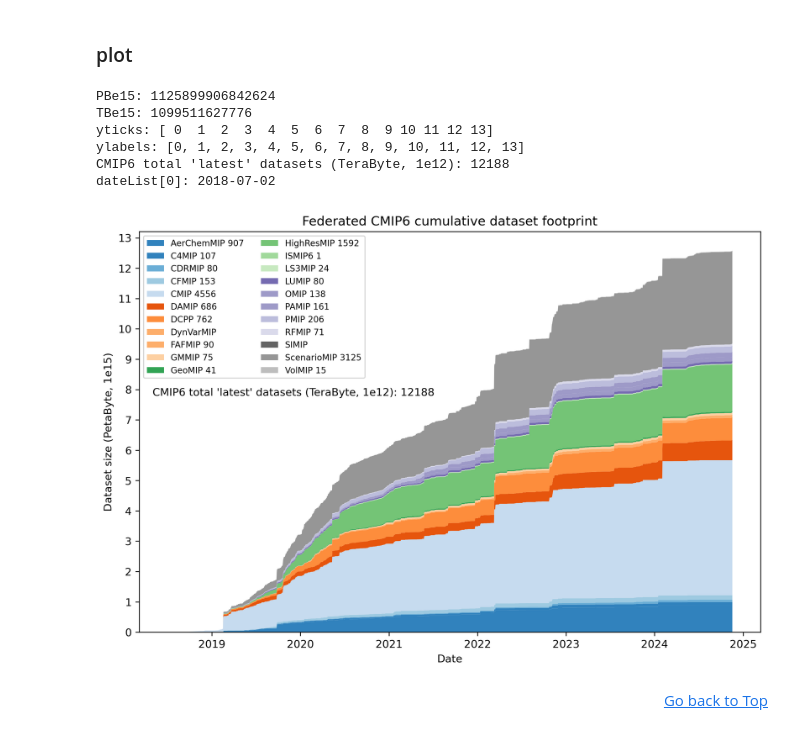
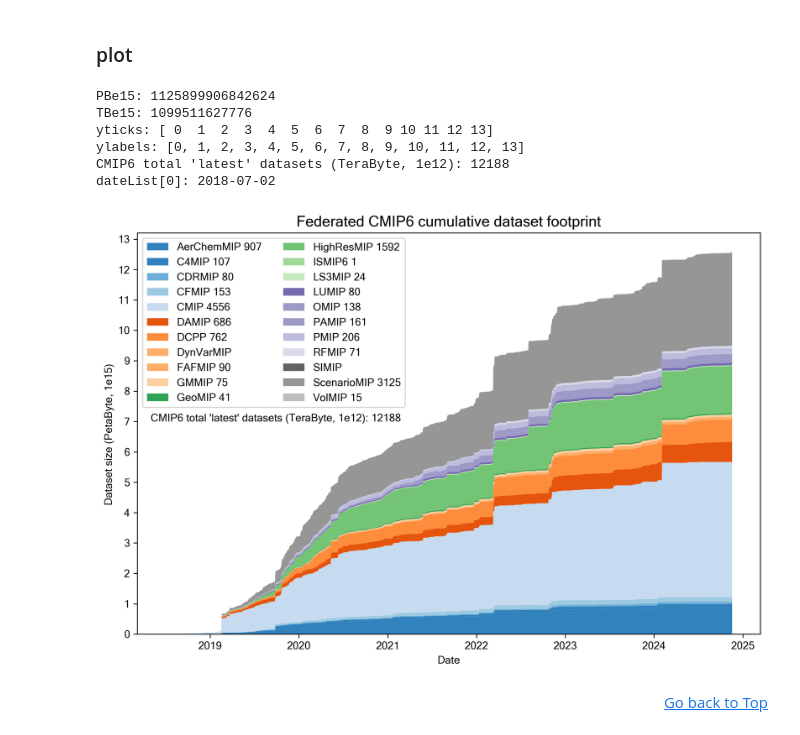
Before and after one commit to durack1/CMIPSummary, a Jupyter notebook: figuresAndTables.ipynb, the cells around one changed output. Cells and saved outputs as stored; diff of their text form; code cells hidden in the pictures.

```diff
--- a/figuresAndTables.ipynb
+++ b/figuresAndTables.ipynb
@@ -255,6 +255,7 @@ input CMIP6 publication data processed
 # %%
 from matplotlib.dates import AutoDateFormatter, AutoDateLocator, date2num
 
+fontName = "Microsoft Sans Serif"
 xtick_locator = AutoDateLocator()
 xtick_formatter = AutoDateFormatter(xtick_locator)
 
@@ -262,11 +263,11 @@ xtick_formatter = AutoDateFormatter(xtick_locator)
 # time axis and arrays
 x = date2num(dateList)
 y = arr2[:, 2:]  # Omit CMIP6 cumulative
-PBe15 = np.power(1024,5) # replace 1e15
+PBe15 = np.power(1024, 5)  # replace 1e15
 print("PBe15:", PBe15)
-TBe12 = np.power(1024,4) # replace 1e12
+TBe12 = np.power(1024, 4)  # replace 1e12
 print("TBe15:", TBe12)
-y = y / PBe15 #1e15  # Scale from bytes to PB 10^15
+y = y / PBe15  # 1e15  # Scale from bytes to PB 10^15
 y = y.swapaxes(0, 1)
 
 # Legend labels
@@ -300,49 +301,55 @@ colList = []
 cm = plt.get_cmap("gist_rainbow")
 cm = plt.get_cmap("tab20c")  # also tab 20b, tab20
 for i in range(NUM_COLORS):
     colList.append(cm(1.0 * i / NUM_COLORS))
 plt.stackplot(x, y, labels=actLabels, colors=colList)
-leg2 = plt.legend(loc="upper left", ncol=2, fontsize=8)
-plt.title(
-    "".join(
-        [
-            "Federated CMIP6 cumulative dataset footprint" # (Updated: ",
-            #timeNow.strftime("%Y-%m-%d"),
-            #")",
-            ,
-        ]
-    )
+leg2 = plt.legend(loc="upper left", ncol=2, prop={"family": fontName, "size": 10})
+title = "".join(
+    [
+        "Federated CMIP6 cumulative dataset footprint"  # (Updated: ",
+        # timeNow.strftime("%Y-%m-%d"),
+        # ")",
+    ]
 )
-plt.xlabel("Date")
-plt.ylabel("Dataset size (PetaByte, 1e15)")
+ax.set_title(
+    title,
+    fontname=fontName,
+    fontsize=fontSize,
+)
+plt.xlabel("Date", fontname=fontName)
+plt.ylabel("Dataset size (PetaByte, 1e15)", fontname=fontName)
 yticks = np.arange(0, 14, 1)
 ylabels = []
 
 for count, val in enumerate(yticks):
     ylabels.append(val)
 print("yticks:", yticks)
 print("ylabels:", ylabels)
-plt.yticks(yticks, ylabels)
+plt.xticks(fontname=fontName)
+plt.yticks(yticks, ylabels, fontname=fontName)
 plt.subplots_adjust(left=0.06, right=0.96, bottom=0.08, top=0.95, wspace=0, hspace=0)
 anoStr = "".join(
     ["CMIP6 total 'latest' datasets (TeraByte, 1e12): ", str(int(arr2[-1, 1] / TBe12))]
 )
 print(anoStr)
 dateTweak = date2num(datetime.date(2018, 5, 1))
-datasetNumTweak = 7.8
+datasetNumTweak = 7
 plt.annotate(
-    anoStr, xy=(dateTweak, datasetNumTweak), xytext=(dateTweak, datasetNumTweak)
+    anoStr,
+    xy=(dateTweak, datasetNumTweak),
+    xytext=(dateTweak, datasetNumTweak),
+    fontname=fontName,
 )
 print("dateList[0]:", dateList[0])
 fig.savefig("_".join([timeFormat, "Fig2.svg"]), format="svg")
 # %% [output]
 PBe15: 1125899906842624
 TBe15: 1099511627776
 yticks: [ 0  1  2  3  4  5  6  7  8  9 10 11 12 13]
 ylabels: [0, 1, 2, 3, 4, 5, 6, 7, 8, 9, 10, 11, 12, 13]
 CMIP6 total 'latest' datasets (TeraByte, 1e12): 12188
 dateList[0]: 2018-07-02
-[figure, old version]
+[figure, new version]
 # %% [markdown]
 <div align=right>
 <a href=figuresAndTables.ipynb#top>Go back to Top</a>
```
Also changed, not shown: parts of 6 cells of this notebook, 7 other files.
